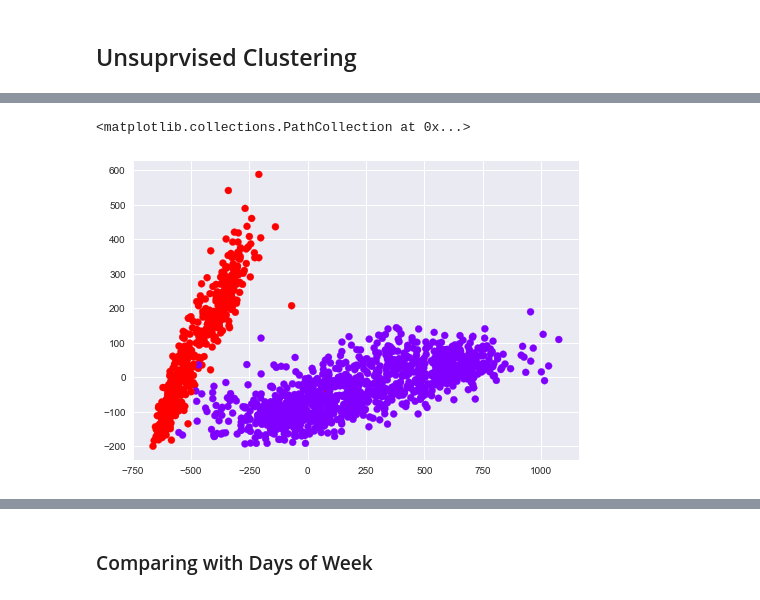
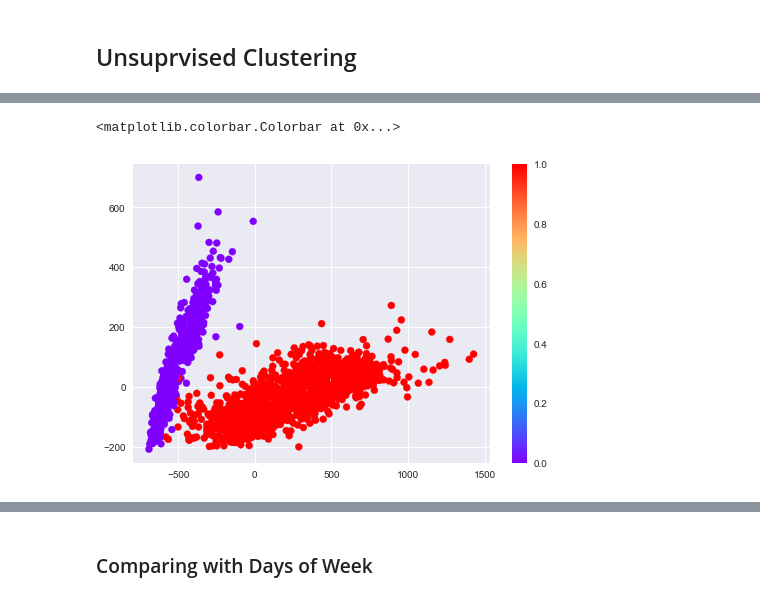
Before and after one commit to mllog/JupyterWorkflow, a Jupyter notebook: UnsupervisedAnalysis.ipynb, the cells around one changed output, grey strips where cells are left out. Saved outputs shown, nothing was run; the diff lists cells and outputs as text; code cells hidden in the pictures.

```diff
--- a/UnsupervisedAnalysis.ipynb
+++ b/UnsupervisedAnalysis.ipynb
@@ -31,4 +31,4 @@ X.shape
 # %%
-X2 = PCA(2).fit_transform(X)
+X2 = PCA(2, svd_solver="full").fit_transform(X)
 X2.shape
 # %% [output]
@@ -48,8 +48,9 @@ array([0, 0, 0, ..., 1, 0, 0])
 # %%
 plt.scatter(X2[:,0], X2[:,1], c=labels, cmap='rainbow')
+plt.colorbar()
 # %% [output]
-<matplotlib.collections.PathCollection at 0x...>
+<matplotlib.colorbar.Colorbar at 0x...>
-[figure, old version]
+[figure, new version]
 # %%
 fig, ax = plt.subplots(1, 2, figsize=(14, 6))
 
```
Also changed, not shown: parts of 8 cells of this notebook, 2 other files.
